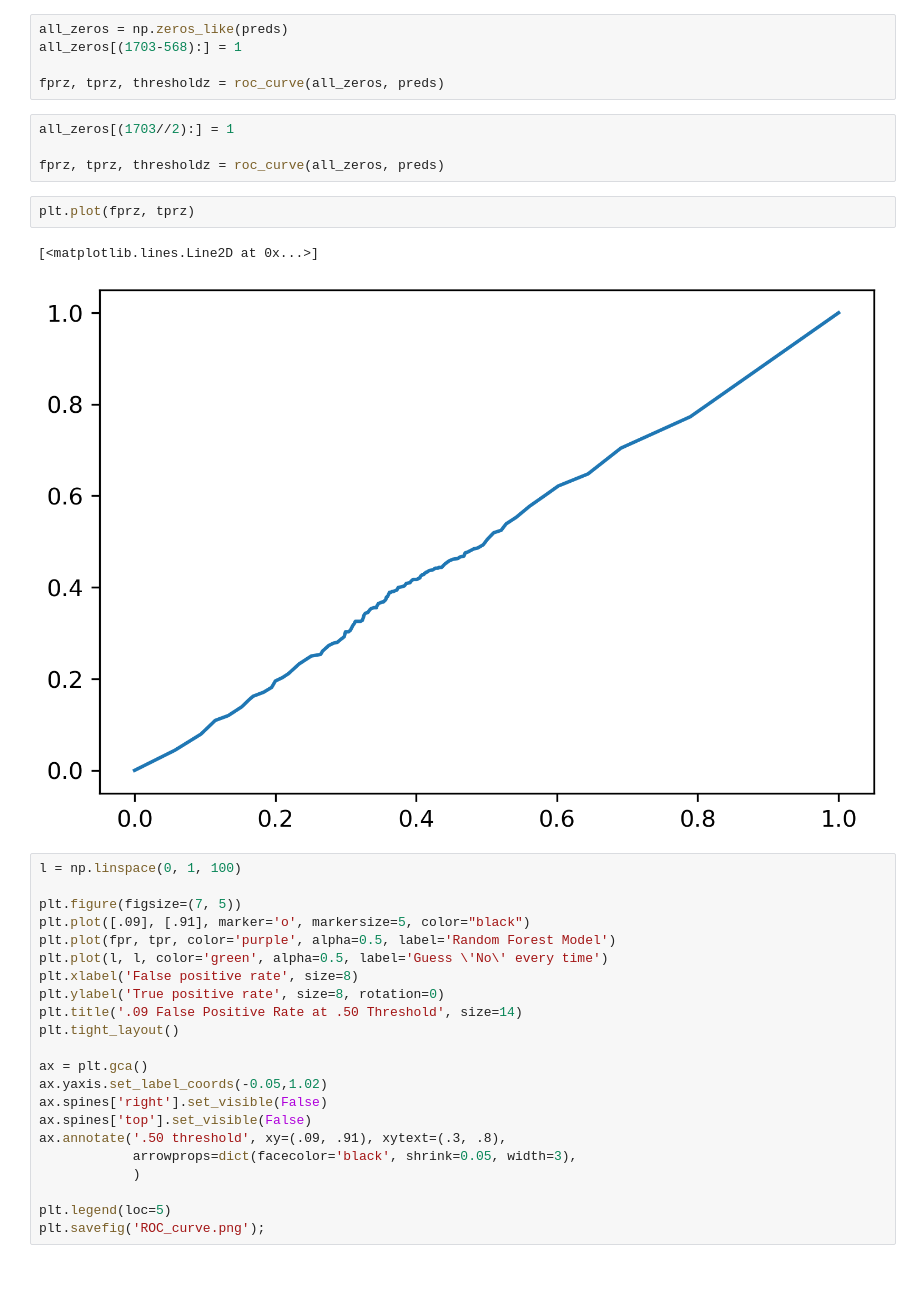
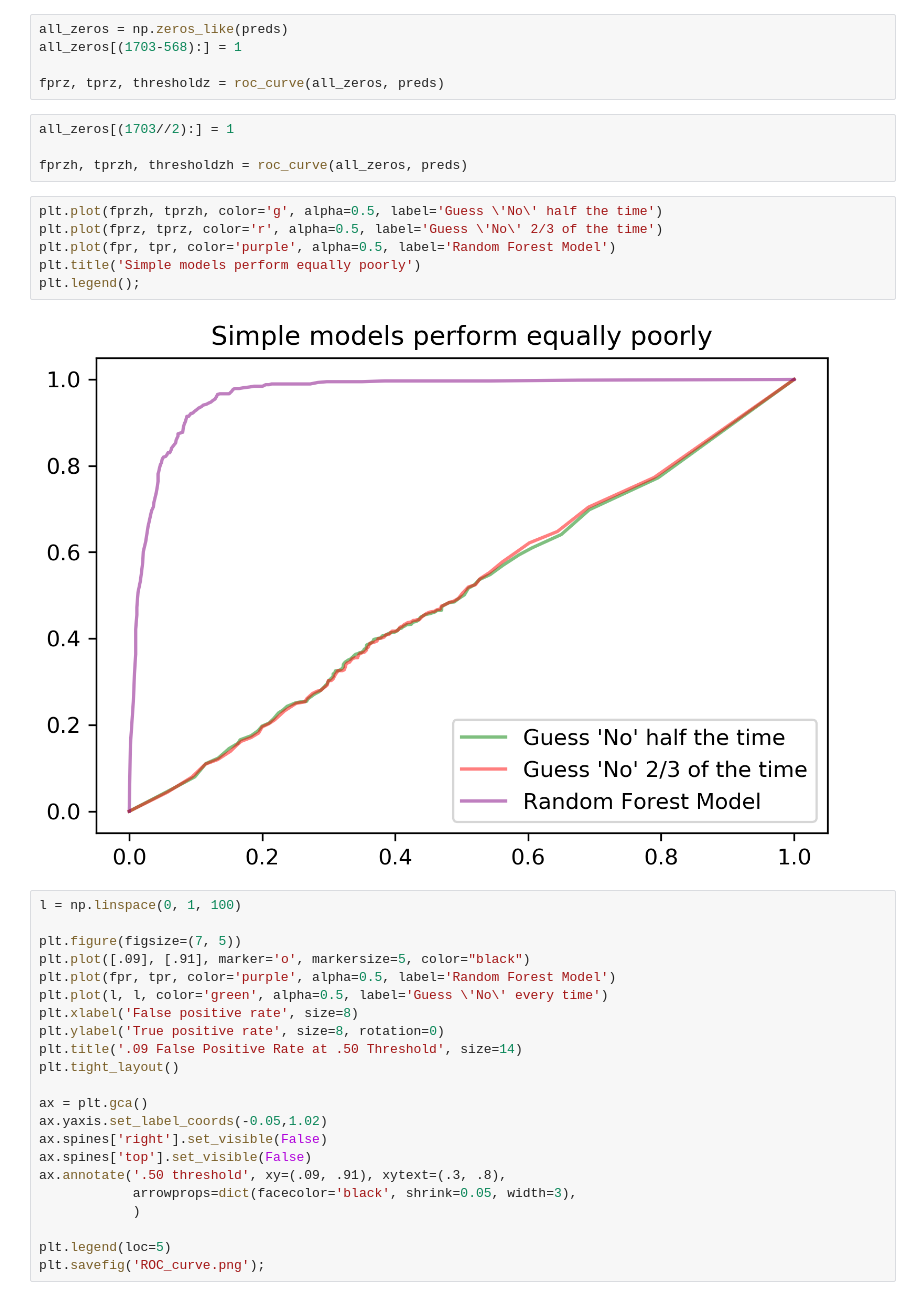
Before and after one commit to luketibbott/exo-or-not, a Jupyter notebook: finalize-model.ipynb, the cells around one changed output. Saved outputs shown, nothing was run; the diff lists cells and outputs as text; blank space fills up the shorter version.

```diff
--- a/finalize-model.ipynb
+++ b/finalize-model.ipynb
@@ -284,12 +284,15 @@ fprz, tprz, thresholdz = roc_curve(all_zeros, preds)
 # %%
 all_zeros[(1703//2):] = 1
 
-fprz, tprz, thresholdz = roc_curve(all_zeros, preds)
+fprzh, tprzh, thresholdzh = roc_curve(all_zeros, preds)
-# %%
-plt.plot(fprz, tprz)
-# %% [output]
-[<matplotlib.lines.Line2D at 0x...>]
-[figure, removed]
+# %%
+plt.plot(fprzh, tprzh, color='g', alpha=0.5, label='Guess \'No\' half the time')
+plt.plot(fprz, tprz, color='r', alpha=0.5, label='Guess \'No\' 2/3 of the time')
+plt.plot(fpr, tpr, color='purple', alpha=0.5, label='Random Forest Model')
+plt.title('Simple models perform equally poorly')
+plt.legend();
+# %% [output]
+[figure, added]
 # %%
 l = np.linspace(0, 1, 100)
 
```
Also changed, not shown: parts of 2 cells of this notebook.
